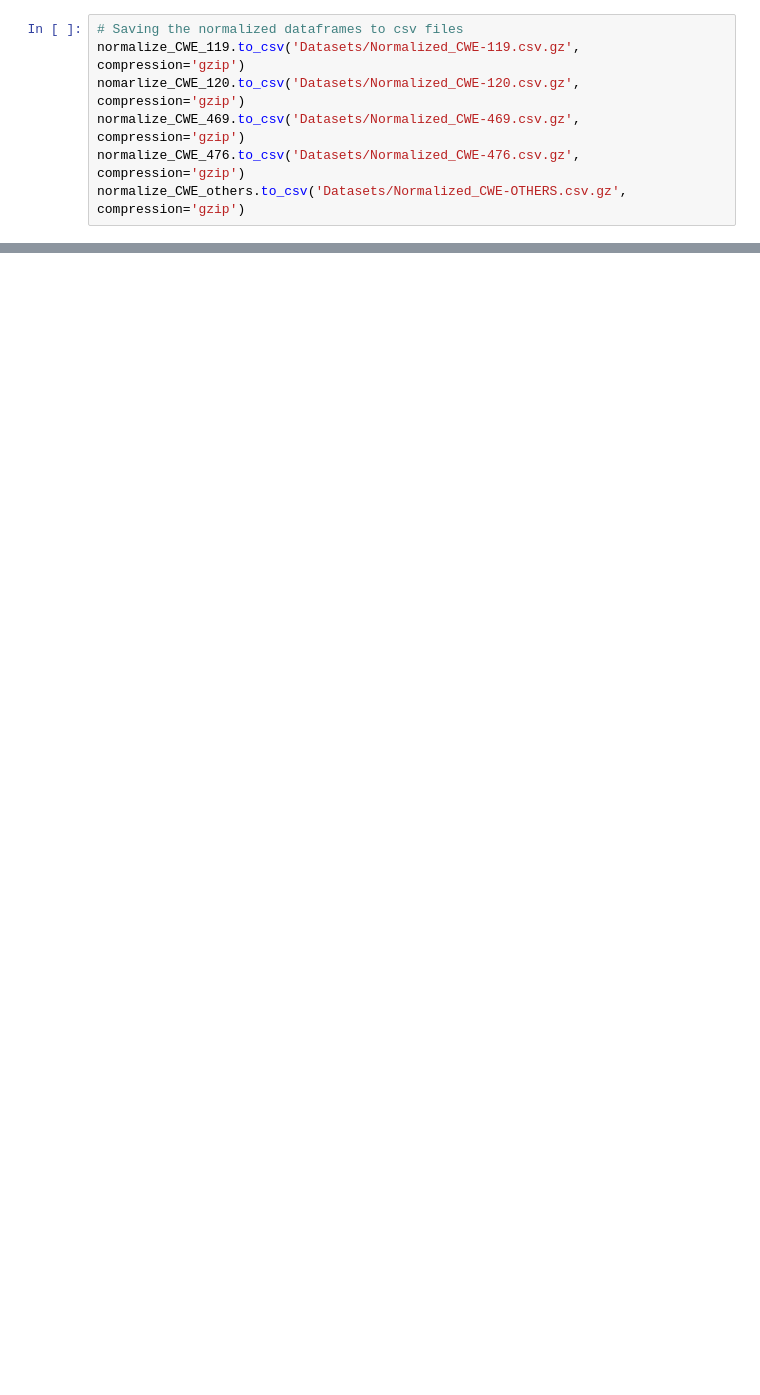
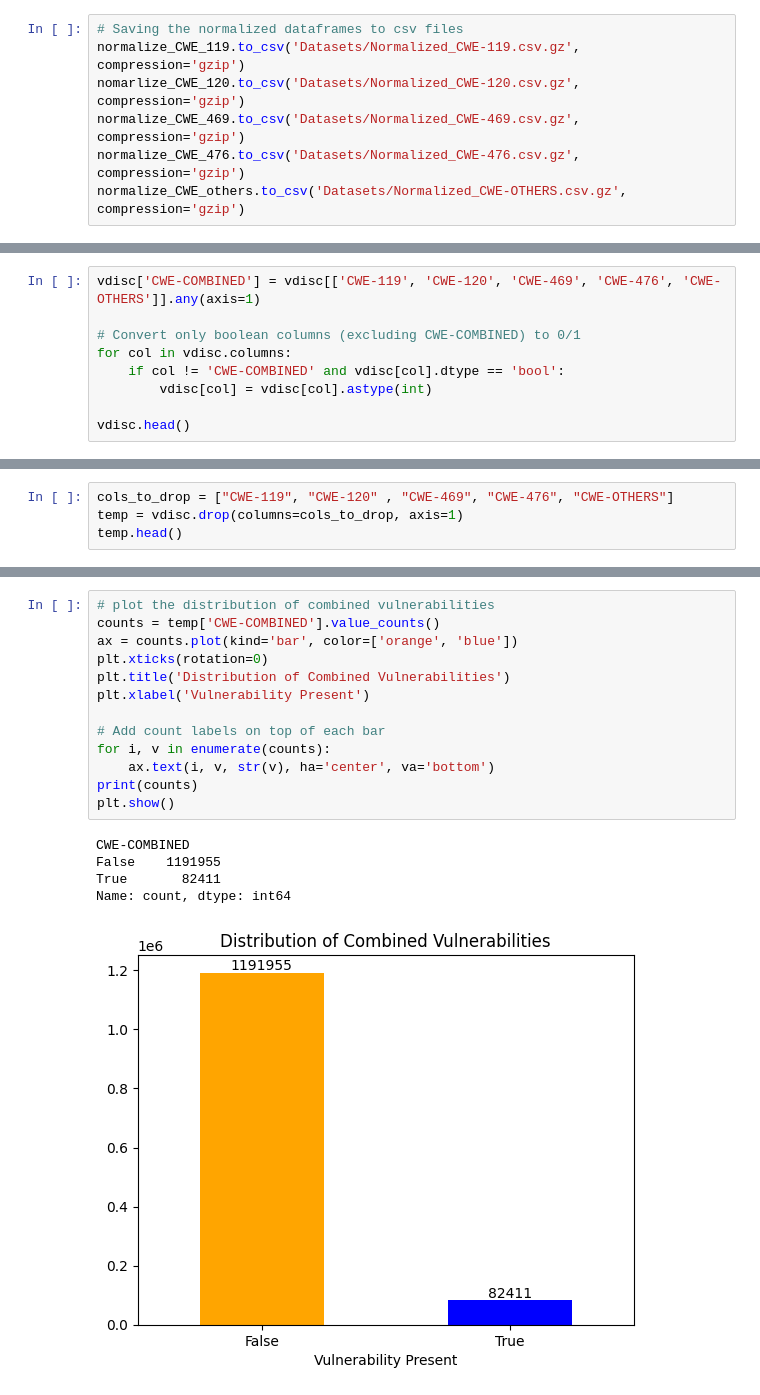
Before and after one commit to LunarArtemis/VulScanner, a Jupyter notebook: Data_Preprocess.ipynb, the cells around one changed output, grey strips where cells are left out. Drawn from its saved outputs; the diff is of its cells as text; blank space fills up the shorter version.

```diff
--- a/Data_Preprocess.ipynb
+++ b/Data_Preprocess.ipynb
@@ -368,0 +409,9 @@ normalize_CWE_others.to_csv('Datasets/Normalized_CWE-OTHERS.csv.gz', compression
+# %%
+vdisc['CWE-COMBINED'] = vdisc[['CWE-119', 'CWE-120', 'CWE-469', 'CWE-476', 'CWE-OTHERS']].any(axis=1)
+
+# Convert only boolean columns (excluding CWE-COMBINED) to 0/1
+for col in vdisc.columns:
+    if col != 'CWE-COMBINED' and vdisc[col].dtype == 'bool':
+        vdisc[col] = vdisc[col].astype(int)
+
+vdisc.head()
@@ -368,0 +432,4 @@ normalize_CWE_others.to_csv('Datasets/Normalized_CWE-OTHERS.csv.gz', compression
+# %%
+cols_to_drop = ["CWE-119", "CWE-120" , "CWE-469", "CWE-476", "CWE-OTHERS"]
+temp = vdisc.drop(columns=cols_to_drop, axis=1)
+temp.head()
@@ -368,0 +443,19 @@ normalize_CWE_others.to_csv('Datasets/Normalized_CWE-OTHERS.csv.gz', compression
+# %%
+# plot the distribution of combined vulnerabilities
+counts = temp['CWE-COMBINED'].value_counts()
+ax = counts.plot(kind='bar', color=['orange', 'blue'])
+plt.xticks(rotation=0)
+plt.title('Distribution of Combined Vulnerabilities')
+plt.xlabel('Vulnerability Present')
+
+# Add count labels on top of each bar
+for i, v in enumerate(counts):
+    ax.text(i, v, str(v), ha='center', va='bottom')
+print(counts)
+plt.show()
+# %% [output]
+CWE-COMBINED
+False    1191955
+True       82411
+Name: count, dtype: int64
+[figure, added]
```
Also changed, not shown: parts of 13 cells of this notebook.
